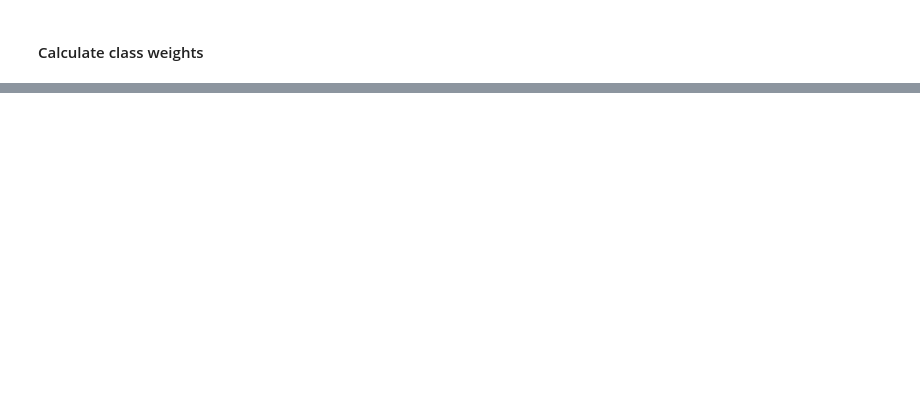
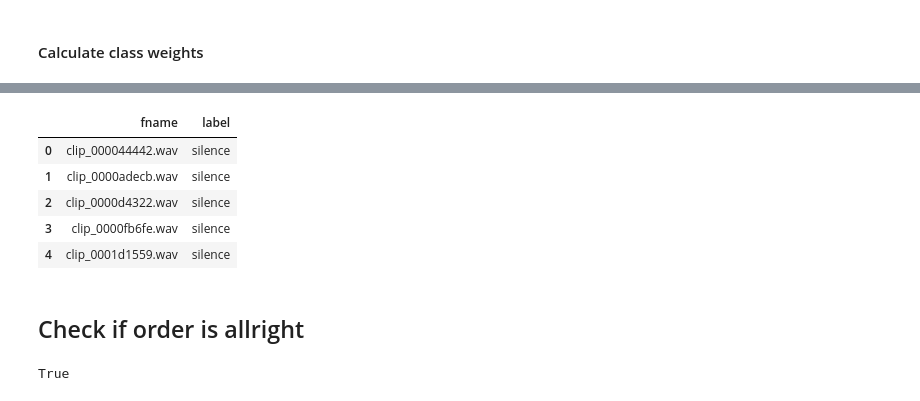
Before and after one commit to kaletap/speech-classification, a Jupyter notebook: notebooks/models.ipynb, the cells around one changed output, grey strips where cells are left out. Drawn from its saved outputs; the diff is of its cells as text; code cells hidden in the pictures; blank space fills up the shorter version.

```diff
--- a/notebooks/models.ipynb
+++ b/notebooks/models.ipynb
@@ -867,0 +1000,16 @@ KeyError: 'val_accuracy'
+# %%
+submission_file = pd.read_csv(os.path.join("../data/test", "sample_submission.csv"))
+submission_file.head()
+# %% [output]
+|  | fname | label |
+| 0 | clip_000044442.wav | silence |
+| 1 | clip_0000adecb.wav | silence |
+| 2 | clip_0000d4322.wav | silence |
+| 3 | clip_0000fb6fe.wav | silence |
+| 4 | clip_0001d1559.wav | silence |
+# %% [markdown]
+## Check if order is allright
+# %%
+submission_file.fname.values.tolist() == wavs_names
+# %% [output]
+True
```
Also changed, not shown: parts of 31 cells of this notebook, 1 other file.
